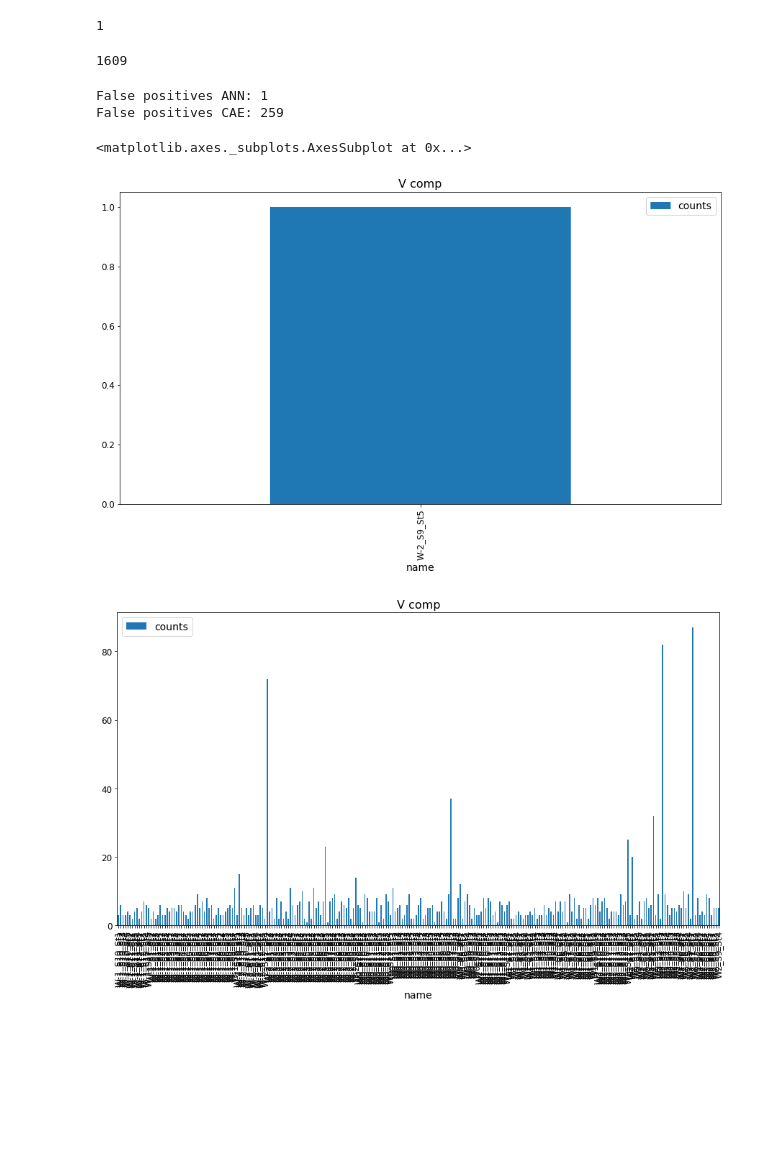
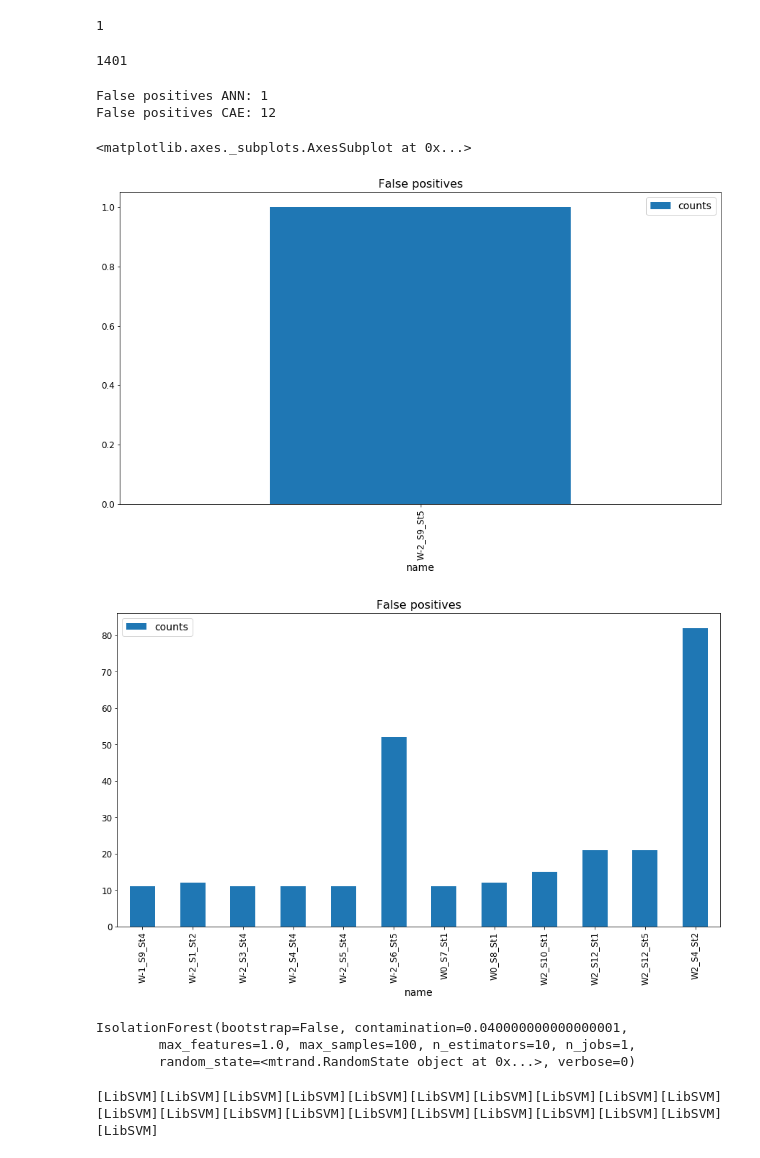
Before and after one commit to merveince92/RPCTriggerRateMonitoringWithML, a Jupyter notebook: inst_lumi_extractor.ipynb, the cells around one changed output. Saved outputs shown, nothing was run; the diff lists cells and outputs as text; code cells hidden in the pictures; blank space fills up the shorter version.

```diff
--- a/inst_lumi_extractor.ipynb
+++ b/inst_lumi_extractor.ipynb
@@ -1021,7 +1021,7 @@ def plot_confusion_matrix(cm, classes,
     plt.ylabel('True label')
     plt.xlabel('Predicted label')
 # %%
-threshold = 0.15
+threshold = 0.5
 y_pred = 2*(layers_test["ann_score"] > threshold)-1
 layers_test["score"] = 2*(layers_test["score"] > threshold)-1
 
@@ -1055,19 +1055,21 @@ print len(layers_test[(layers_test["score"] == -1) & (layers_test["ann_score"] >
 # %%
 print len(layers_test[(layers_test["score"] == -1) & (layers_test["cae_score"] > 0.02)])
 # %% [output]
-1609
+1401
 # %%
 layers_test["name"] = ("W" + layers_test["wheel"].astype(str) + "_S" + layers_test["sector"].astype(str) +\
        "_St" + layers_test["station"].astype(str))
 # %%
-def count_fp(df, dis_nn, th):
+def count_fp(df, dis_nn, th, filt):
     df_temp = df[(layers_test["score"] == -1) & (layers_test[dis_nn] > th)].copy()
     df_temp = df_temp.groupby(['name']).size().reset_index(name='counts')
+    if filt:
+        df_temp = df_temp[df_temp["counts"] > 10]
     #print df_temp
     return len(df_temp), df_temp
 
-num_fp_ann, fp_ann = count_fp(layers_test, "ann_score", 0.5)
-num_fp_cae, fp_cae = count_fp(layers_test, "cae_score", 0.02)
+num_fp_ann, fp_ann = count_fp(layers_test, "ann_score", 0.5, False)
+num_fp_cae, fp_cae = count_fp(layers_test, "cae_score", 0.02, True)
 
 print "False positives ANN:", num_fp_ann
 print "False positives CAE:", num_fp_cae
@@ -1075,12 +1077,12 @@ fp_cae.set_index("name",drop=True,inplace=True)
 fp_ann.set_index("name",drop=True,inplace=True)
 # %% [output]
 False positives ANN: 1
-False positives CAE: 259
+False positives CAE: 12
 # %%
 #print fp_cae
-fp_ann.plot(kind='bar', title ="V comp", legend=True, fontsize=12)
-fp_cae.plot(kind='bar', title ="V comp", legend=True, fontsize=12)
+fp_ann.plot(kind='bar', title ="False positives", legend=True, fontsize=12)
+fp_cae.plot(kind='bar', title ="False positives", legend=True, fontsize=12)
 # %% [output]
 <matplotlib.axes._subplots.AxesSubplot at 0x...>
-[figure, old version]
+[figure, new version]
-[figure, old version]
+[figure, new version]
@@ -1086,0 +1114,28 @@ fp_cae.plot(kind='bar', title ="V comp", legend=True, fontsize=12)
+# %%
+# Retrain IF using all unlabelled samples
+
+ifclf = IsolationForest(max_samples=ifparams.max_samples,
+                        n_estimators=ifparams.n_estimators,
+                        contamination=ifparams.contamination,
+                        random_state=rng)
+
+ifclf.fit(np.vstack(layers_train["content_scaled"].values))
+# %% [output]
+IsolationForest(bootstrap=False, contamination=0.040000000000000001,
+        max_features=1.0, max_samples=100, n_estimators=10, n_jobs=1,
+        random_state=<mtrand.RandomState object at 0x...>, verbose=0)
+# %%
+# This may take some time...
+
+param_grid = [{"nu": np.array(range(1, 3, 1))/10.0,
+               "gamma": ["auto"],
+               "kernel": ["linear", "rbf"]}]
+
+svmparams = cross_validation_split(np.vstack(layers_train["content_scaled"].values),
+                                  -layers_train["score"].astype(int),
+                                  svm.OneClassSVM(random_state=rng,
+                                                  verbose=1
+                                                 ),
+                                  param_grid)
+# %% [output]
+[LibSVM][LibSVM][LibSVM][LibSVM][LibSVM][LibSVM][LibSVM][LibSVM][LibSVM][LibSVM][LibSVM][LibSVM][LibSVM][LibSVM][LibSVM][LibSVM][LibSVM][LibSVM][LibSVM][LibSVM][LibSVM]
```
Also changed, not shown: parts of 17 cells of this notebook.
